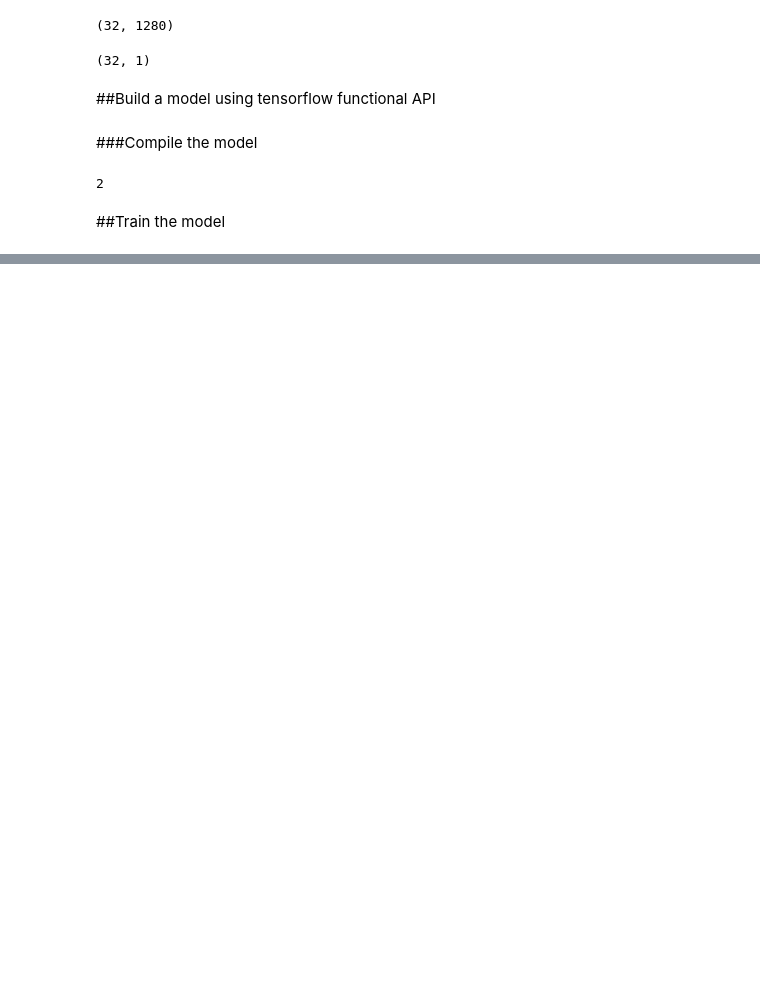
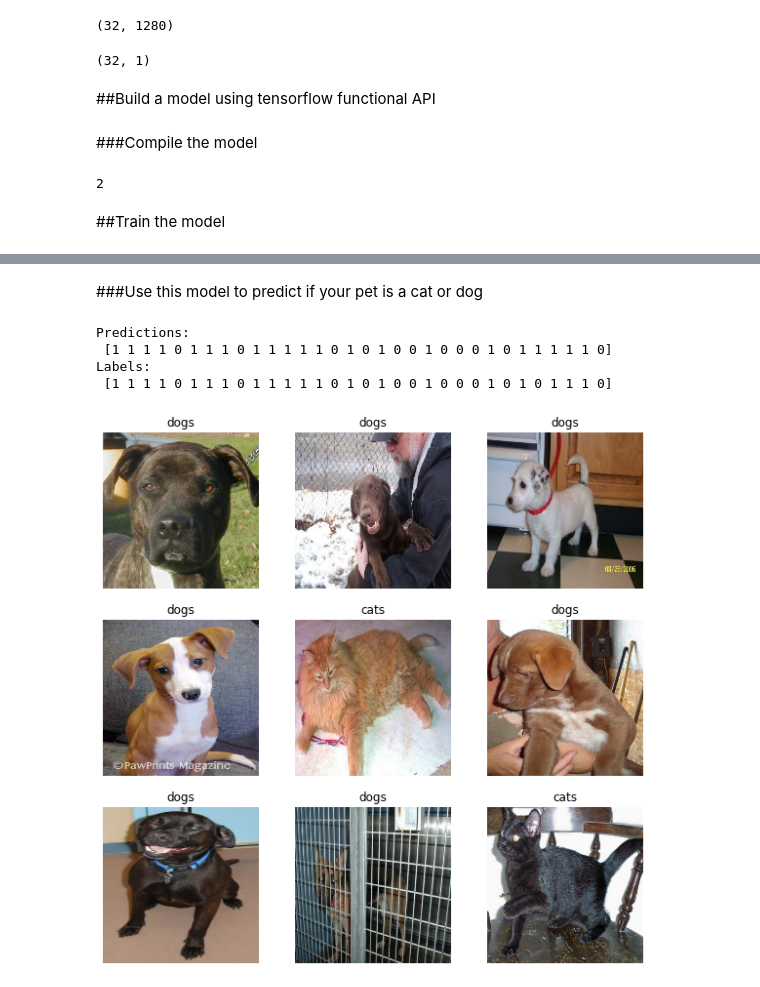
Before and after one commit to ArashDehghanyan/ml-and-vision-practices, a Jupyter notebook: Transfer_learning_and_Fine_Tuning.ipynb, the cells around one changed output, grey strips where cells are left out. Drawn from its saved outputs; the diff is of its cells as text; code cells hidden in the pictures; blank space fills up the shorter version.

```diff
--- a/Transfer_learning_and_Fine_Tuning.ipynb
+++ b/Transfer_learning_and_Fine_Tuning.ipynb
@@ -246,0 +267,11 @@ plt.show()
+# %%
+# As you are training a much larger model and want to readapt the pretrained
+# weights, it is important to use a lower learning rate at this stage.
+# Otherwise, your model could overfit very quickly.
+model.compile(
+    optimizer=tf.keras.optimizers.RMSprop(learning_rate=base_learning_rate/10),
+    loss=tf.keras.losses.BinaryCrossentropy(from_logits=True),
+    metrics=['accuracy']
+)
+
+model.summary()
@@ -246,0 +367,29 @@ plt.show()
+# %% [markdown]
+###Use this model to predict if your pet is a cat or dog
+# %%
+# Retrieve a batch of test dataset
+image_batch, label_batch = test_dataset.as_numpy_iterator().next()
+predictions = model.predict_on_batch(image_batch).flatten()
+
+# Apply sigmoid since our model returns logits
+predictions = tf.nn.sigmoid(predictions)
+predictions = tf.where(predictions < 0.5, 0, 1)
+
+print("Predictions:\n", predictions.numpy())
+print("Labels:\n", label_batch)
+# %% [output]
+Predictions:
+ [1 1 1 1 0 1 1 1 0 1 1 1 1 1 0 1 0 1 0 0 1 0 0 0 1 0 1 1 1 1 1 0]
+Labels:
+ [1 1 1 1 0 1 1 1 0 1 1 1 1 1 0 1 0 1 0 0 1 0 0 0 1 0 1 0 1 1 1 0]
+# %%
+plt.figure(figsize=(10, 10))
+for i in range(9):
+    plt.subplot(3, 3, i+1)
+    plt.imshow(image_batch[i].astype('uint8'))
+    plt.title(class_names[predictions[i]])
+    plt.axis('off')
+
+plt.show()
+# %% [output]
+[figure, added]
```
Also changed, not shown: parts of 19 cells of this notebook.
